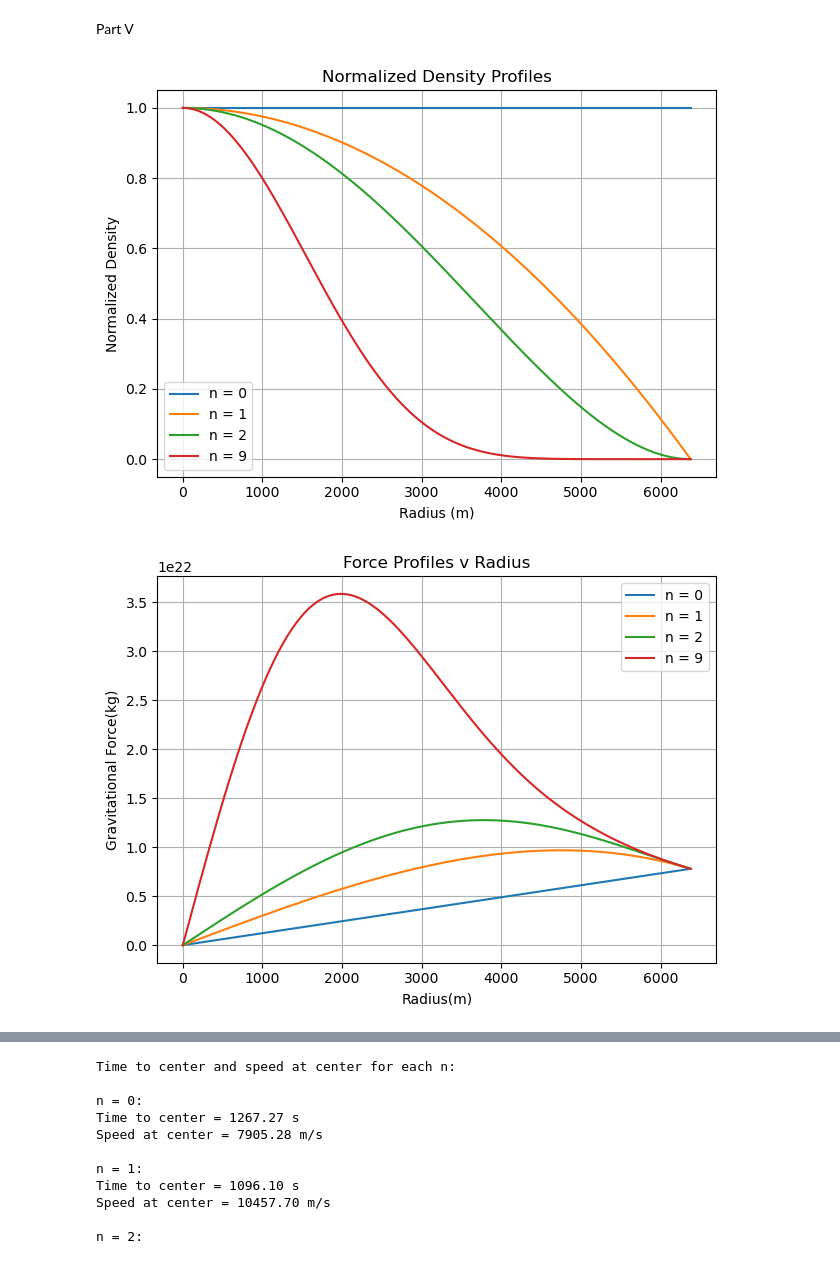
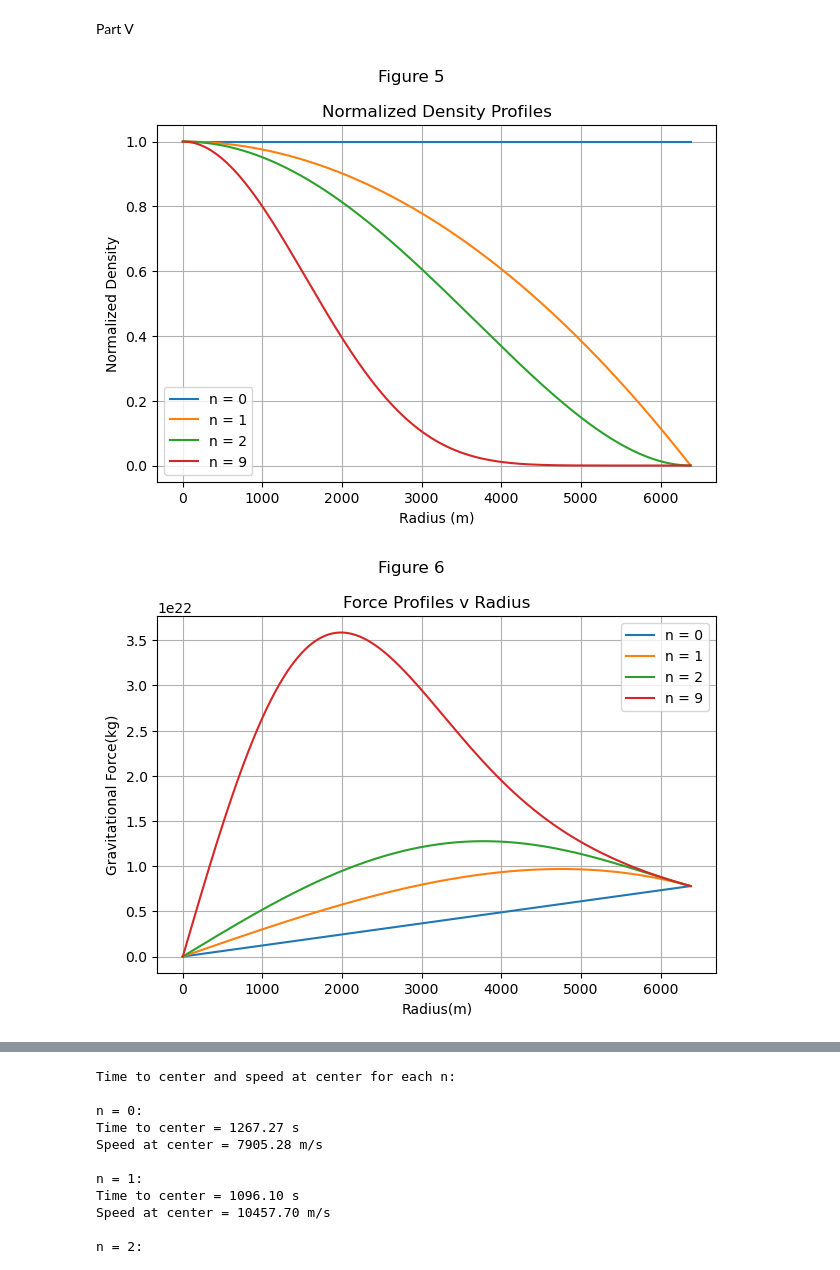
Before and after one commit to eoluwaboro/PHYS265-spring25, a Jupyter notebook: Lab2/Lab2.ipynb, the cells around one changed output, grey strips where cells are left out. Saved outputs shown, nothing was run; the diff lists cells and outputs as text; code cells hidden in the pictures.

```diff
--- a/Lab2/Lab2.ipynb
+++ b/Lab2/Lab2.ipynb
@@ -396,40 +408,44 @@ ax.set_xlabel('Radius (m)')
 ax.set_ylabel('Normalized Density')
 ax.set_title('Normalized Density Profiles')
 ax.legend()
-ax.grid()
+ax.grid(True)
+fig.suptitle('Figure 5')
+plt.savefig('Figure 5')
 plt.tight_layout()
 # %% [output]
-[figure, old version]
+[figure, new version]
 # %%
 # compute p_n numerically
 
 def compute_p_n(n):
     integrand = lambda r: (1-(r**2/R_earth**2))**n * r**2
     volume_integral, _ = quad(integrand, 0, R_earth)
     p_n = M_earth/(4*np.pi*volume_integral)
     return p_n
 
 # gravitationnal force as a function of radius and density
 
 def gravity_force(r, n, p_n):
     integrand = lambda r_prime: p_n * (1 - (r_prime**2/R_earth**2))**n * r_prime**2
     m_r, _ = quad(integrand, 0, r)
     return G * m_r / r**2
 
 fig, ax = plt.subplots()
 for n in n_vals:
     p_n = compute_p_n(n)
     F_vals = [gravity_force(r, n, p_n) if r > 1 else 0 for  r in r_vals]
     ax.plot(r_vals/1000, F_vals, label = f'n = {n}')
 
 ax.set_xlabel('Radius(m)')
 ax.set_ylabel('Gravitational Force(kg)')
 ax.set_title('Force Profiles v Radius')
 ax.legend()
 ax.grid(True)
+fig.suptitle('Figure 6')
+plt.savefig('Figure 6')
 plt.tight_layout()
 # %% [output]
-[figure, old version]
+[figure, new version]
 # %%
 import numpy as np
 from scipy.integrate import quad, solve_ivp
```
Also changed, not shown: parts of 7 cells of this notebook, 7 other files.
